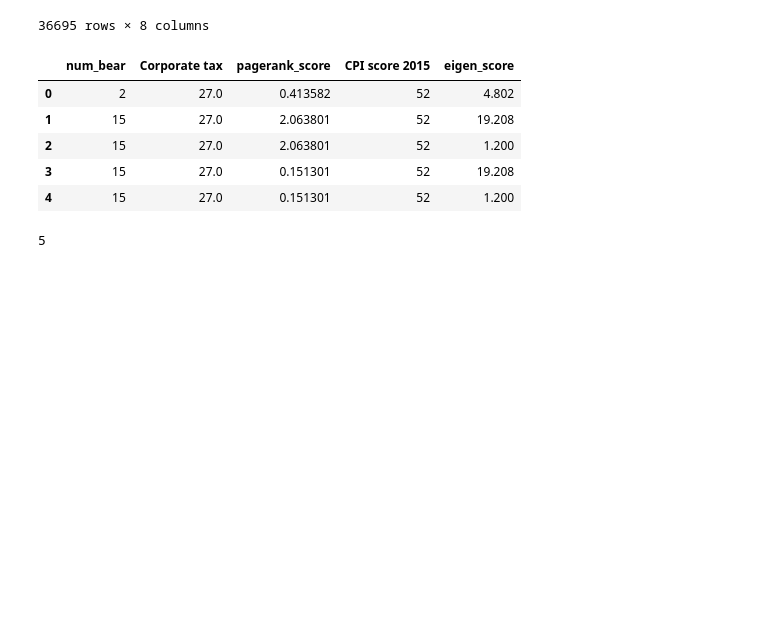
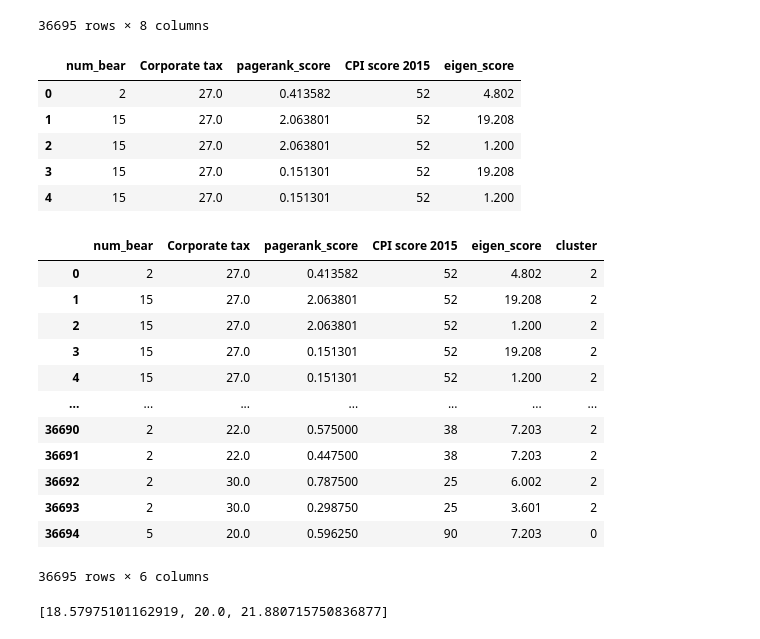
Before and after one commit to alexmak001/Panama-Papers, a Jupyter notebook: clustering.ipynb, the cells around one changed output. Cells and saved outputs as stored; diff of their text form; code cells hidden in the pictures; blank space fills up the shorter version.

```diff
--- a/clustering.ipynb
+++ b/clustering.ipynb
@@ -58,15 +62,13 @@ df.head()
 | 3 | 15 | 27.0 | 0.151301 | 52 | 19.208 |
 | 4 | 15 | 27.0 | 0.151301 | 52 | 1.200 |
 # %%
-# Convert DataFrame to matrix
-mat = df.values
-# Using sklearn
-km = kms(n_clusters=5)
-km.fit(mat)
-# Get cluster assignment labels
-labels = km.labels_
-# Format results as a DataFrame
-results = pd.DataFrame([df.index,labels]).T
-results[1].nunique()
+# # Convert DataFrame to matrix
+# mat = df.values
+# # Using sklearn
+# km = kms(n_clusters=5)
+# km.fit(mat)
+# # Get cluster assignment labels
+# labels = km.labels_
+# # Format results as a DataFrame
+# results = pd.DataFrame([df.index,labels]).T
+# results[1].nunique()
-# %% [output]
-5
@@ -72,0 +81,25 @@ results[1].nunique()
+# %%
+kmeans = kms(n_clusters=3, random_state=0)
+df['cluster'] = kmeans.fit_predict(df[['num_bear', 'Corporate tax', 'pagerank_score', 'CPI score 2015', 'eigen_score']])
+df
+# %% [output]
+|  | num_bear | Corporate tax | pagerank_score | CPI score 2015 | eigen_score | cluster |
+| 0 | 2 | 27.0 | 0.413582 | 52 | 4.802 | 2 |
+| 1 | 15 | 27.0 | 2.063801 | 52 | 19.208 | 2 |
+| 2 | 15 | 27.0 | 2.063801 | 52 | 1.200 | 2 |
+| 3 | 15 | 27.0 | 0.151301 | 52 | 19.208 | 2 |
+| 4 | 15 | 27.0 | 0.151301 | 52 | 1.200 | 2 |
+| ... | ... | ... | ... | ... | ... | ... |
+| 36690 | 2 | 22.0 | 0.575000 | 38 | 7.203 | 2 |
+| 36691 | 2 | 22.0 | 0.447500 | 38 | 7.203 | 2 |
+| 36692 | 2 | 30.0 | 0.787500 | 25 | 6.002 | 2 |
+| 36693 | 2 | 30.0 | 0.298750 | 25 | 3.601 | 2 |
+| 36694 | 5 | 20.0 | 0.596250 | 90 | 7.203 | 0 |
+36695 rows × 6 columns
+# %%
+centroids = kmeans.cluster_centers_
+cen_x = [i[0] for i in centroids]
+cen_y = [i[1] for i in centroids]
+cen_y
+# %% [output]
+[18.57975101162919, 20.0, 21.880715750836877]
```
Also changed, not shown: parts of 21 cells of this notebook.
